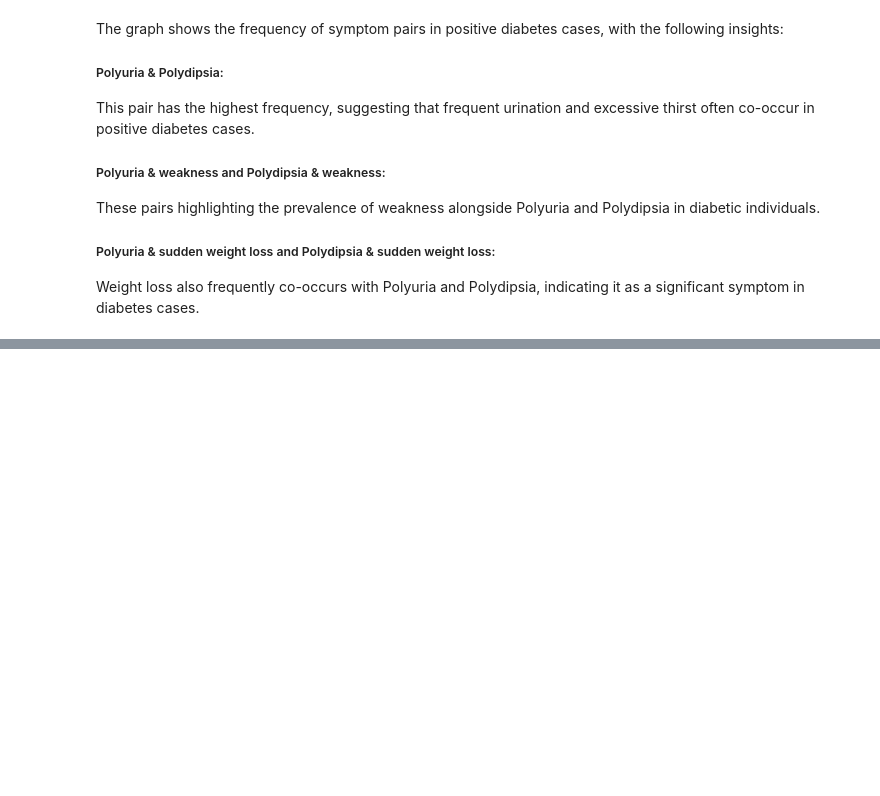
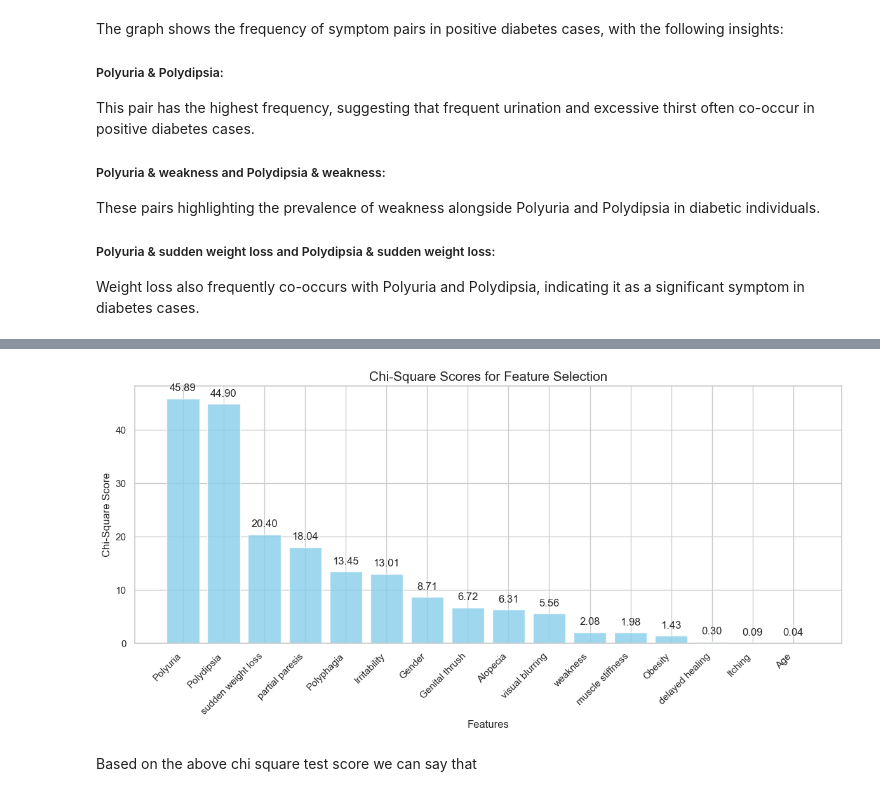
Before and after one commit to charitha-duvvuru/charitha-GlucoSense-Infy-Nov24, a Jupyter notebook: Modelling.ipynb, the cells around one changed output, grey strips where cells are left out. Drawn from its saved outputs; the diff is of its cells as text; code cells hidden in the pictures; blank space fills up the shorter version.

```diff
--- a/EDA.ipynb
+++ b/Modelling.ipynb
@@ -466,0 +498,8 @@ Weight loss also frequently co-occurs with Polyuria and Polydipsia, indicating i
+# %%
+categorical_cols = data.select_dtypes(include=['object', 'category']).columns
+label_encoders = {}
+for col in categorical_cols:
+    le = LabelEncoder()
+    data[col] = le.fit_transform(data[col])
+    label_encoders[col] = le
+data = data.astype(float)
@@ -466,0 +519,3 @@ Weight loss also frequently co-occurs with Polyuria and Polydipsia, indicating i
+# %%
+scaler = MinMaxScaler()
+data['Age'] = scaler.fit_transform(data[['Age']])
@@ -466,0 +526,17 @@ Weight loss also frequently co-occurs with Polyuria and Polydipsia, indicating i
+# %%
+target_column = 'class'
+X = data.drop(columns=[target_column])
+y = data[target_column]
+categorical_cols = X.select_dtypes(include=['object', 'category']).columns
+for col in categorical_cols:
+    le = LabelEncoder()
+    X[col] = le.fit_transform(X[col])
+X = X.astype(float)
+chi2_selector = SelectKBest(score_func=chi2, k='all')
+chi2_selector.fit(X, y)
+chi2_scores = pd.DataFrame({
+    'Feature': X.columns,
+    'Chi2 Score': chi2_selector.scores_
+}).sort_values(by='Chi2 Score', ascending=False)
+print("Feature Selection using Chi-Square Test:")
+print(chi2_scores)
@@ -466,0 +562,20 @@ Weight loss also frequently co-occurs with Polyuria and Polydipsia, indicating i
+# %%
+plt.figure(figsize=(12, 6))
+bars = plt.bar(chi2_scores['Feature'], chi2_scores['Chi2 Score'], color='skyblue', alpha=0.8)
+for bar, score in zip(bars, chi2_scores['Chi2 Score']):
+    plt.text(
+        bar.get_x() + bar.get_width() / 2,
+        bar.get_height() + 1,
+        f'{score:.2f}',
+        ha='center', va='bottom', fontsize=12
+    )
+plt.xticks(rotation=45, ha='right')
+plt.xlabel('Features')
+plt.ylabel('Chi-Square Score')
+plt.title('Chi-Square Scores for Feature Selection',fontsize=15)
+plt.tight_layout()
+plt.show()
+# %% [output]
+[figure, added]
+# %% [markdown]
+Based on the above chi square test score we can say that
```
Also changed, not shown: parts of 58 cells of this notebook.
